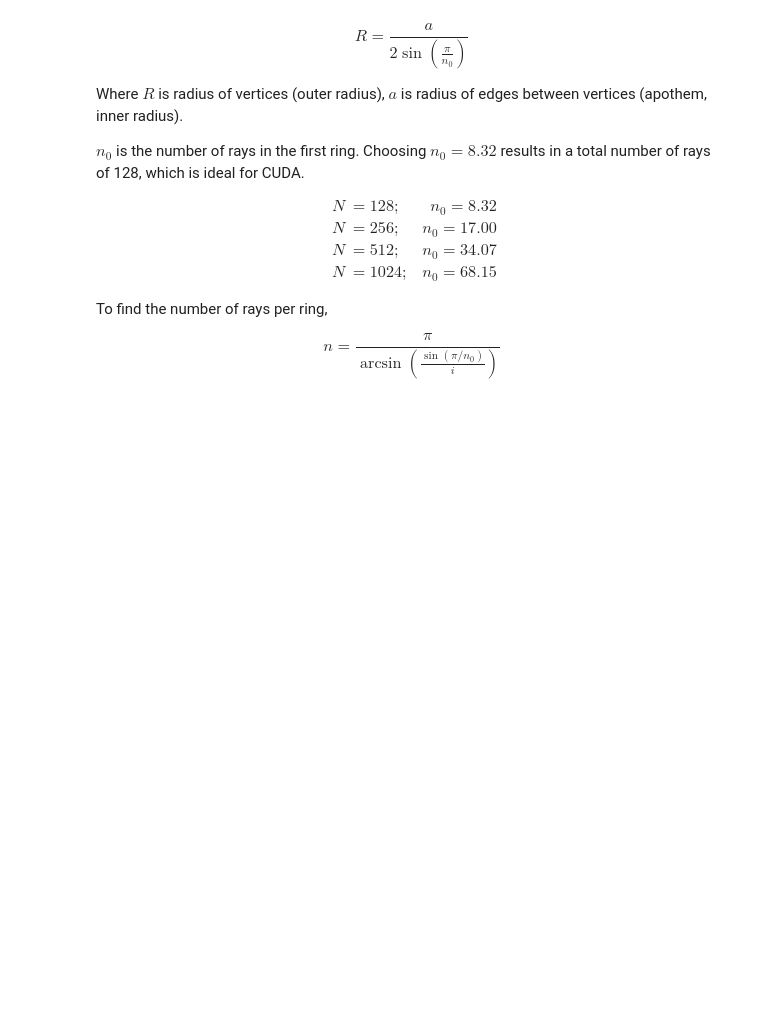
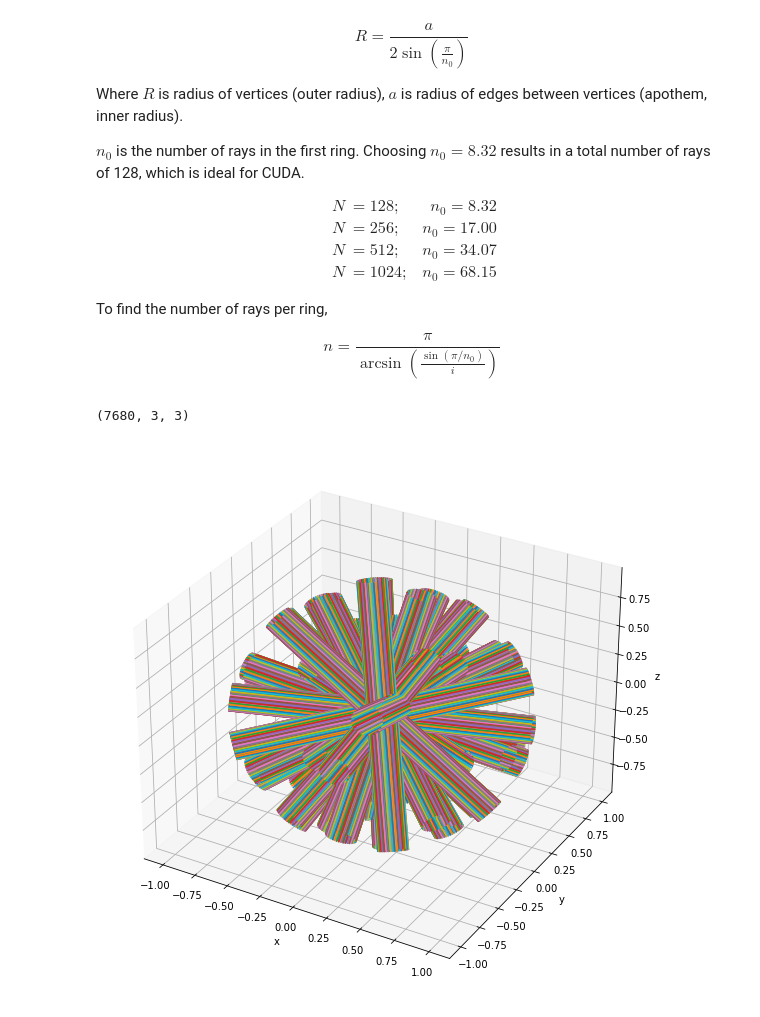
Before and after one commit to cepheid42/cuCBET, a Jupyter notebook: scratch.ipynb, the cells around one changed output. Cells and saved outputs as stored; diff of their text form; code cells hidden in the pictures; blank space fills up the shorter version.

```diff
--- a/scratch.ipynb
+++ b/scratch.ipynb
@@ -118,7 +119,7 @@ for b in b_norms:
     e2 = e2 / np.linalg.norm(e2)
 
     # Ray at center of beam
-    ray = [bigR * b]
+    rays.append([bigR * b, [0.0, 0.0, 0.0], -bigR * b])
     for i in range(1, m + 1):
         r = i * dR
         # calculate number of rays in ring i
@@ -128,32 +129,13 @@ for b in b_norms:
             # angular offset
             theta = j * (2 * np.pi) / n
             # Calculate rotation around beam normal
-            p = (bigR * b) + (r * np.cos(theta) * e1) + (r * np.sin(theta) * e2)
-            ray.append(p)
+            ray_center = (r * np.cos(theta) * e1) + (r * np.sin(theta) * e2)
+            ray_origin = ray_center + bigR * b
+            ray_end = ray_center - bigR * b
 
-    rays.append(ray)
+            rays.append([ray_origin, ray_center, ray_end])
 
 rays = np.asarray(rays)
 print(rays.shape)
+# %% [output]
+(7680, 3, 3)
-# %%
-bnum = 1
-beam = bigR * b_norms[bnum]
-b_rays = rays[bnum]
-
-line = np.arange(bigR - 5 * dR, bigR, dR)
-beam_line = np.asarray([b_norms[bnum, :] for i in range(5)]) * line[:, None]
-
-fig = plt.figure(figsize=(12, 10))
-ax = fig.add_subplot(111, projection='3d')
-ax.set_xlabel('x')
-ax.set_ylabel('y')
-ax.set_zlabel('z')
-# ax.plot(beam_line[:, 0], beam_line[:, 1], beam_line[:, 2], color='k')
-# ax.scatter(beam[0], beam[1], beam[2] , color='r')
-# ax.scatter(b_rays[:, 0], b_rays[:, 1], b_rays[:, 2], color='b')
-
-
-allBeams = bigR * b_norms
-# ax.scatter(allBeams[:, 0], allBeams[:, 1], allBeams[:, 2], color='r')
-for r in rays:
-  ax.scatter(r[:, 0], r[:, 1], r[:, 2], color='b', s=4)
@@ -207,0 +142,11 @@ ax.scatter(rays[:, :, 0], rays[:, :, 1], rays[:, :, 2], color='r')
+# %%
+fig = plt.figure(figsize=(12, 10))
+ax = fig.add_subplot(111, projection='3d')
+ax.set_xlabel('x')
+ax.set_ylabel('y')
+ax.set_zlabel('z')
+
+for r in rays:
+  ax.plot(r[:, 0], r[:, 1], r[:, 2])
+# %% [output]
+[figure, added]
```
Also changed, not shown: parts of 5 cells of this notebook.
